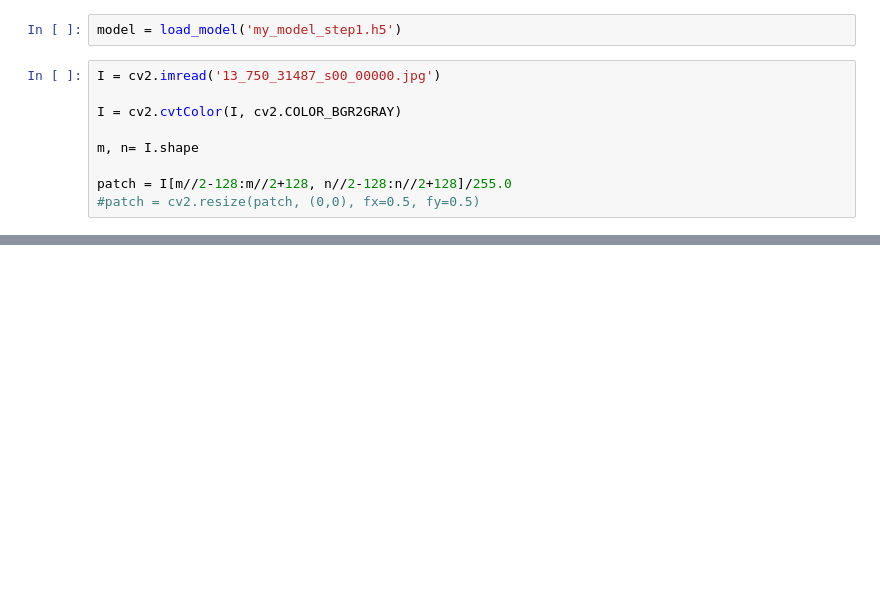
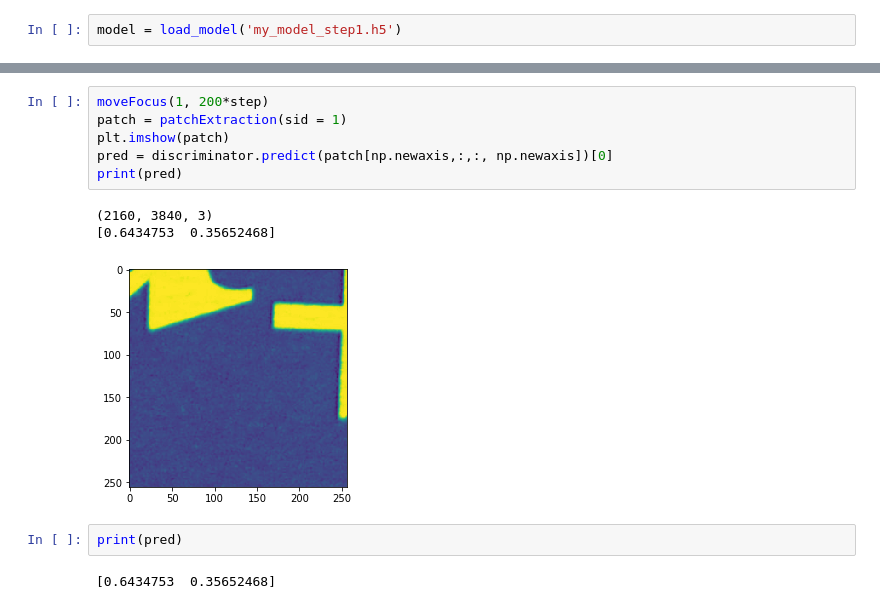
Before and after one commit to cianhwang/autofocusVCM, a Jupyter notebook: test.ipynb, the cells around one changed output, grey strips where cells are left out. Saved outputs shown, nothing was run; the diff lists cells and outputs as text; blank space fills up the shorter version.

```diff
--- a/test.ipynb
+++ b/test.ipynb
@@ -12,11 +108,2 @@ import cv2
 # %%
 model = load_model('my_model_step1.h5')
-# %%
-I = cv2.imread('13_750_31487_s00_00000.jpg')
-
-I = cv2.cvtColor(I, cv2.COLOR_BGR2GRAY)
-
-m, n= I.shape
-
-patch = I[m//2-128:m//2+128, n//2-128:n//2+128]/255.0
-#patch = cv2.resize(patch, (0,0), fx=0.5, fy=0.5)
@@ -31,0 +140,14 @@ array([[0.03581167]], dtype=float32)
+# %%
+moveFocus(1, 200*step)
+patch = patchExtraction(sid = 1)
+plt.imshow(patch)
+pred = discriminator.predict(patch[np.newaxis,:,:, np.newaxis])[0]
+print(pred)
+# %% [output]
+(2160, 3840, 3)
+[0.6434753  0.35652468]
+[figure, added]
+# %%
+print(pred)
+# %% [output]
+[0.6434753  0.35652468]
```
Also changed, not shown: parts of 12 cells of this notebook, 4 other files.
